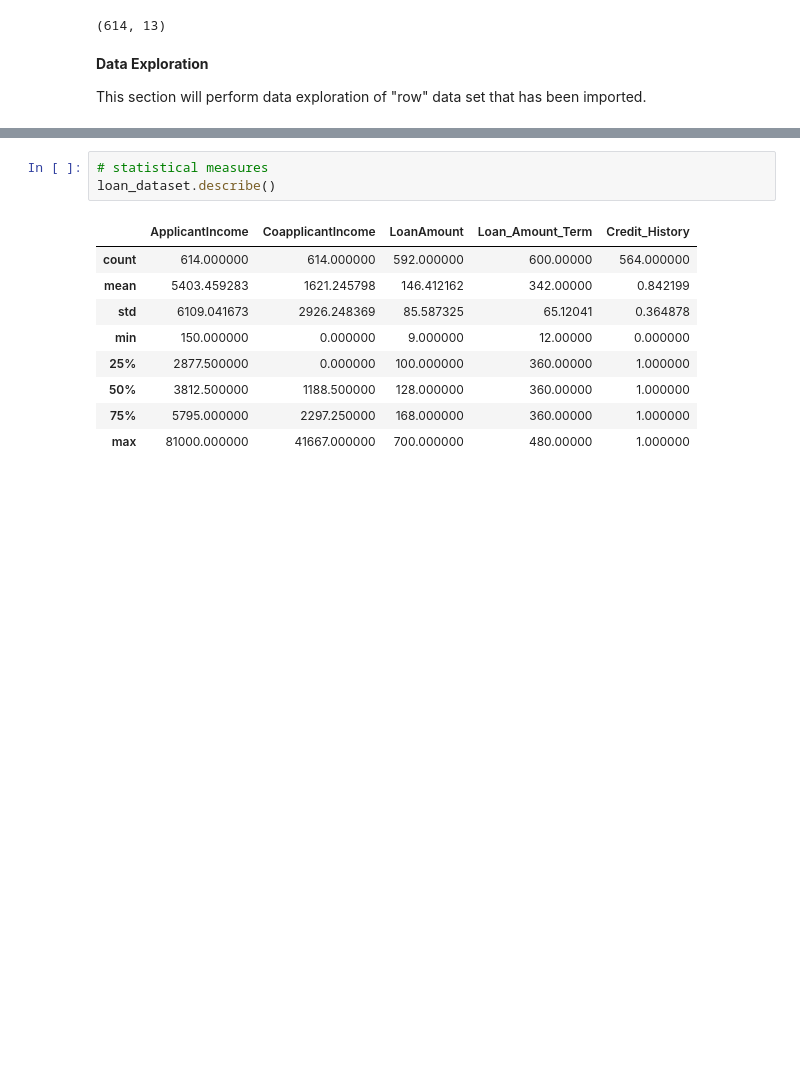
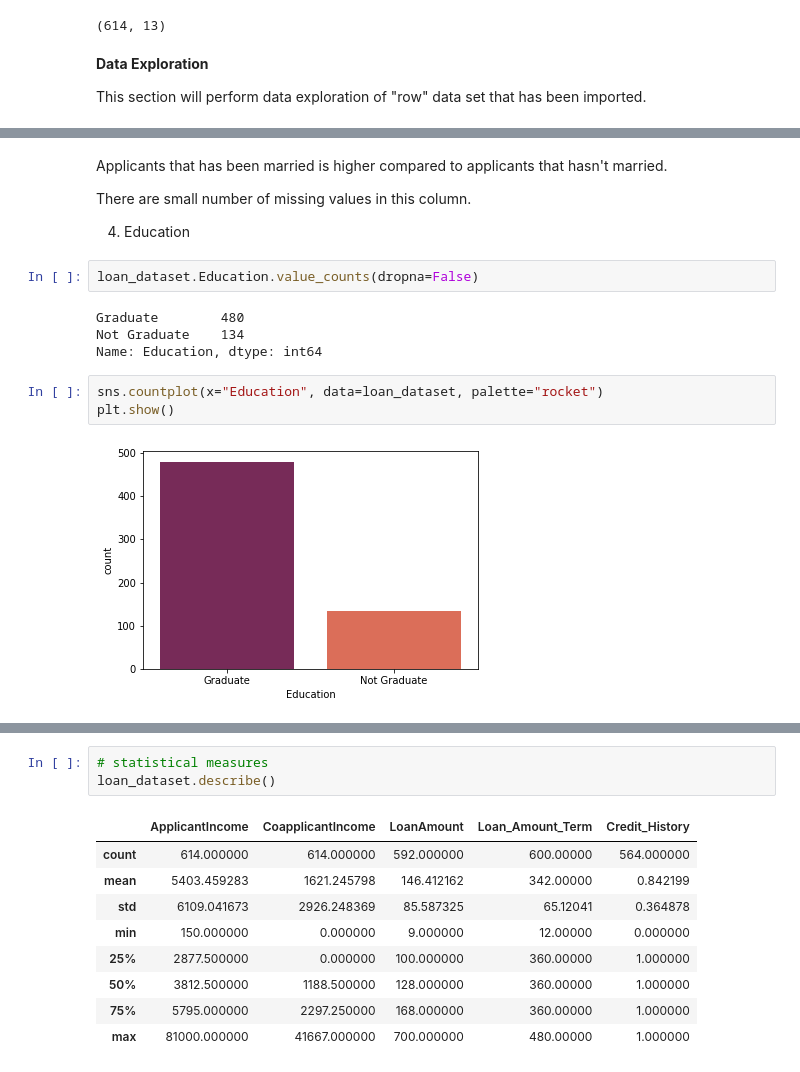
Before and after one commit to dyounes/Loan_Status_Prediction_ML_V1, a Jupyter notebook: Loan_Status_Prediction.ipynb, the cells around one changed output, grey strips where cells are left out. Saved outputs shown, nothing was run; the diff lists cells and outputs as text; blank space fills up the shorter version.

```diff
--- a/Loan_Status_Prediction.ipynb
+++ b/Loan_Status_Prediction.ipynb
@@ -89,0 +169,17 @@ This section will perform data exploration of "row" data set that has been impor
+# %% [markdown]
+Applicants that has been married is higher compared to applicants that hasn't married.
+
+There are small number of missing values in this column.
+
+4. Education
+# %%
+loan_dataset.Education.value_counts(dropna=False)
+# %% [output]
+Graduate        480
+Not Graduate    134
+Name: Education, dtype: int64
+# %%
+sns.countplot(x="Education", data=loan_dataset, palette="rocket")
+plt.show()
+# %% [output]
+[figure, added]
```
Also changed, not shown: parts of 62 cells of this notebook.
